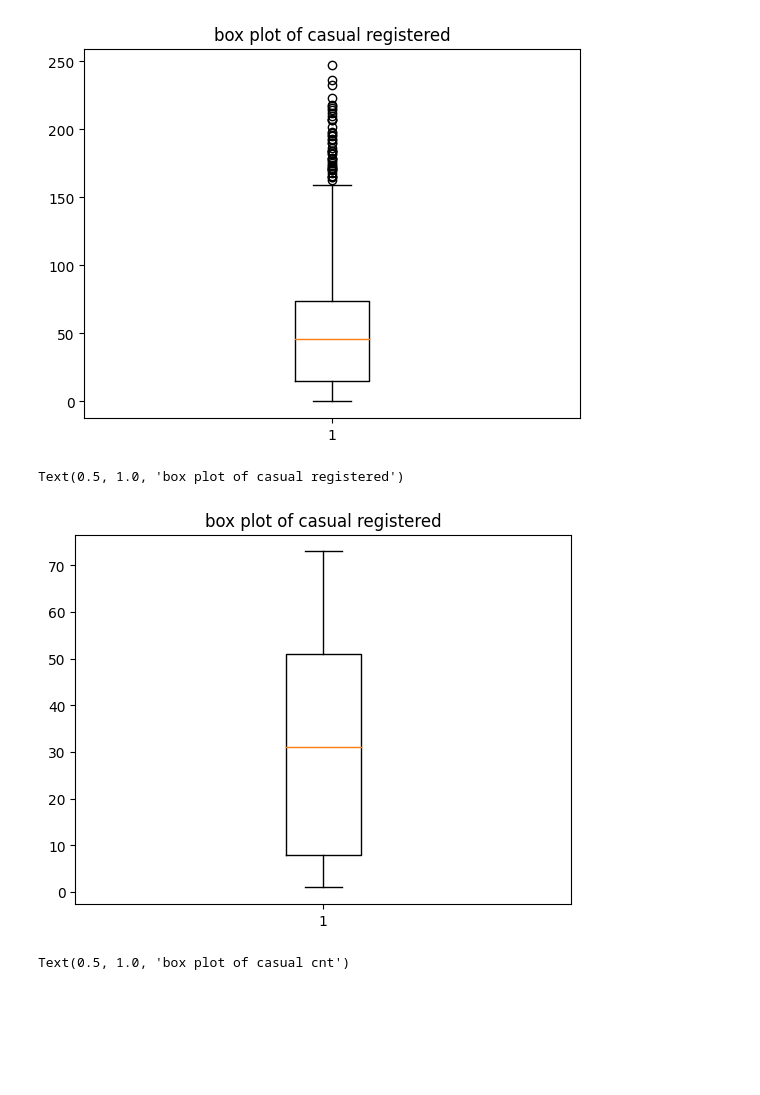
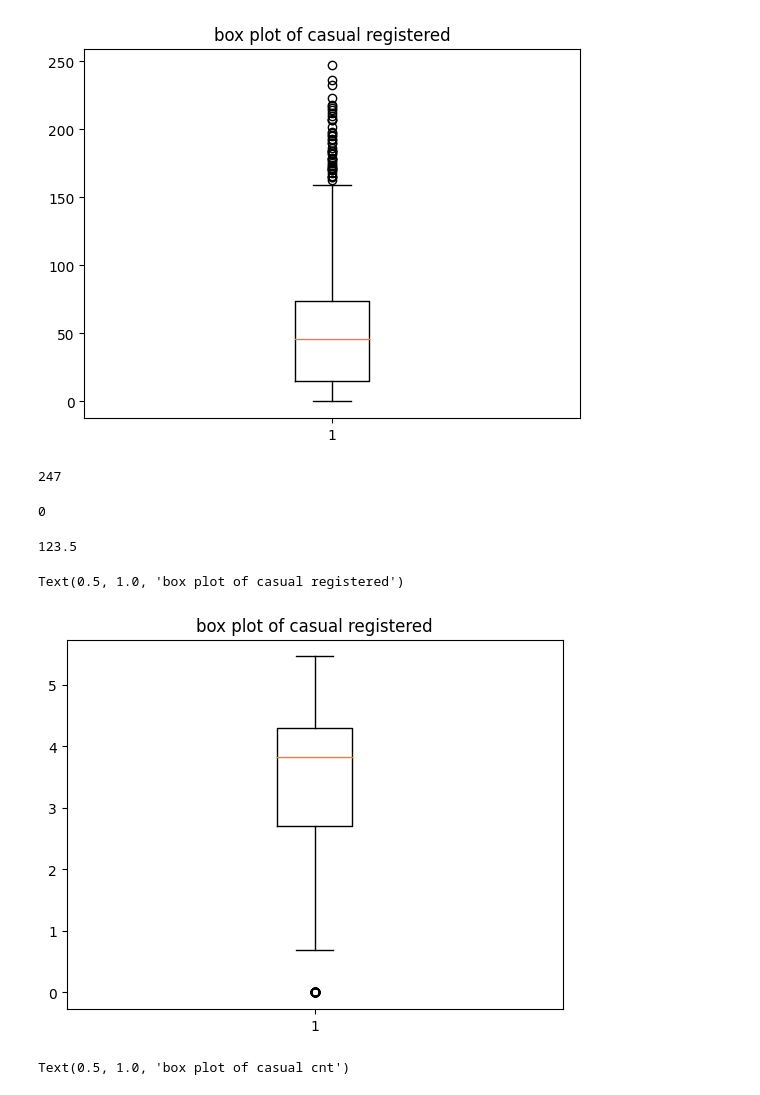
Before and after one commit to Savaliyaniks1/project_2, a Jupyter notebook: Project_2.ipynb, the cells around one changed output. Cells and saved outputs as stored; diff of their text form; code cells hidden in the pictures; blank space fills up the shorter version.

```diff
--- a/Project_2.ipynb
+++ b/Project_2.ipynb
@@ -547,3 +570,11 @@ plt.title('box plot of casual registered')
 # %% [output]
 Text(0.5, 1.0, 'box plot of casual registered')
 [figure]
+# %%
+concat_data['registered'].max()
+# %% [output]
+247
+# %%
+concat_data['registered'].min()
+# %% [output]
+0
@@ -550,12 +591,17 @@ Text(0.5, 1.0, 'box plot of casual registered')
+# %%
+iqr = df3 - df1
+print(iqr)
+# %% [output]
+123.5
 # %%
-concat_data_no_outlier = concat_data[(concat_data.registered>0)&(concat_data.registered<74)]
+concat_data_no_outlier = concat_data[(concat_data.registered>0)&(concat_data.registered<247)]
 
 
-plt.boxplot(concat_data_no_outlier['registered'])
+plt.boxplot(np.log(concat_data_no_outlier['registered']))
 plt.title('box plot of casual registered')
 # %% [output]
 Text(0.5, 1.0, 'box plot of casual registered')
-[figure, old version]
+[figure, new version]
 # %%
 plt.boxplot(concat_data['cnt'])
 plt.title('box plot of casual cnt')
```
Also changed, not shown: parts of 24 cells of this notebook.
